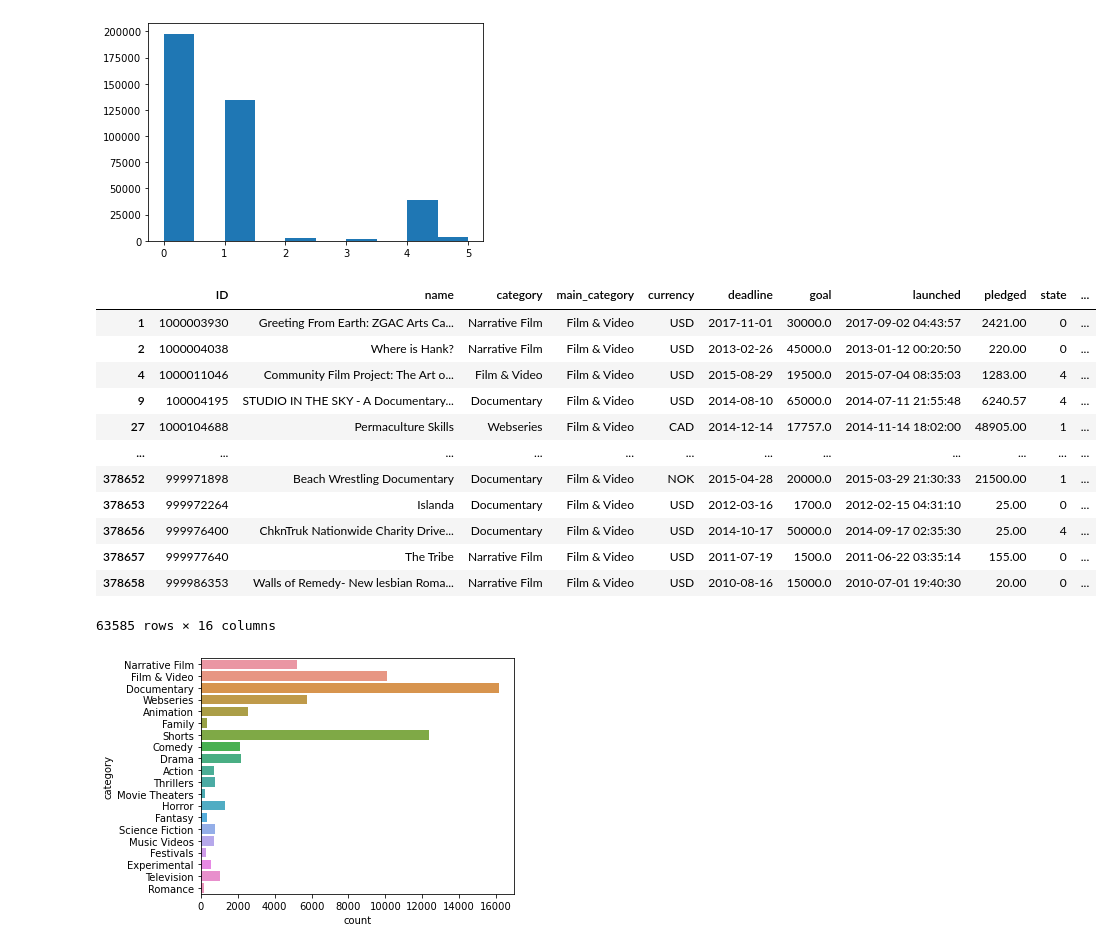
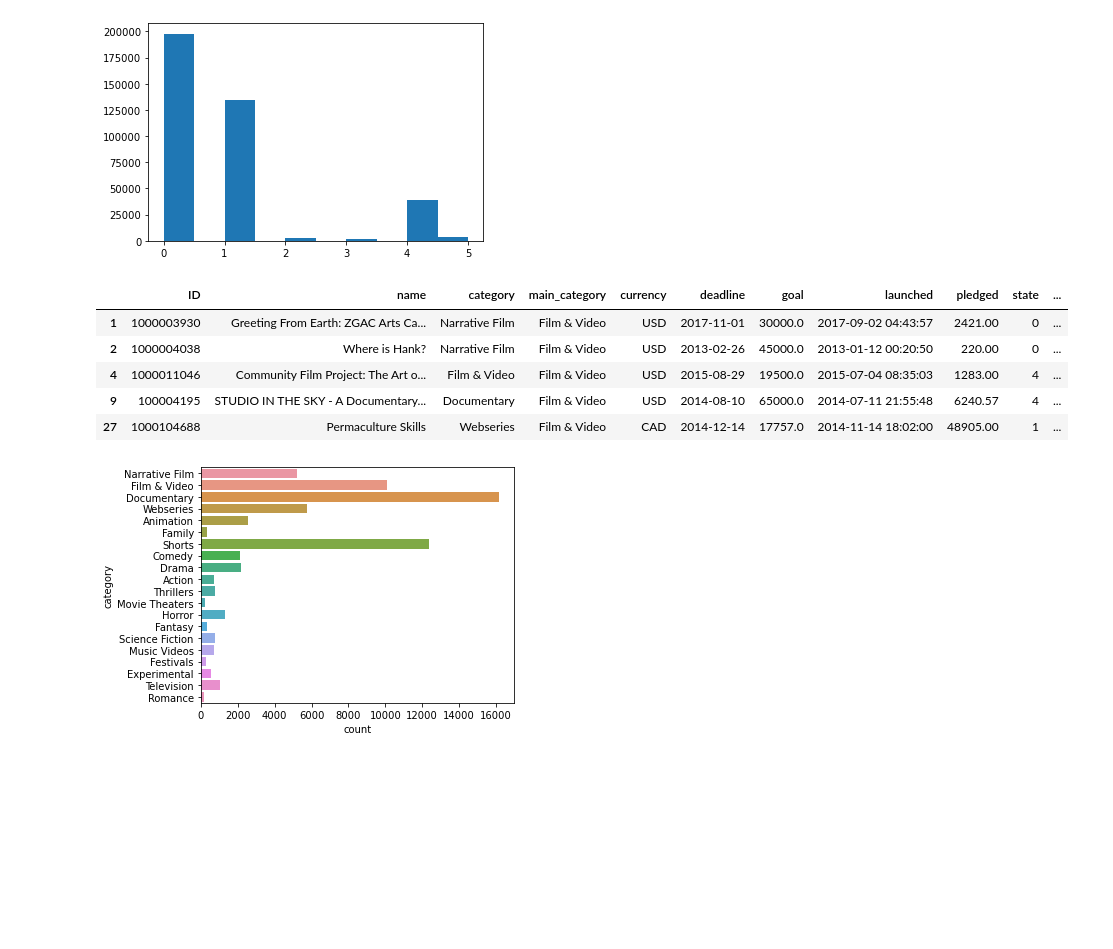
Before and after one commit to Satch7320/Galvanize, a Jupyter notebook: capstone1/Capstone_1.ipynb, the cells around one changed output. Drawn from its saved outputs; the diff is of its cells as text; code cells hidden in the pictures; blank space fills up the shorter version.

```diff
--- a/capstone1/Capstone_1.ipynb
+++ b/capstone1/Capstone_1.ipynb
@@ -153,21 +138,14 @@ ax.hist(late_csv['state'])
 [figure]
 # %%
 f_and_v = subtable('Film & Video')
-f_and_v
+f_and_v.head()
 # %% [output]
 |  | ID | name | category | main_category | currency | deadline | goal | launched | pledged | state | ... |
 | 1 | 1000003930 | Greeting From Earth: ZGAC Arts Ca... | Narrative Film | Film & Video | USD | 2017-11-01 | 30000.0 | 2017-09-02 04:43:57 | 2421.00 | 0 | ... |
 | 2 | 1000004038 | Where is Hank? | Narrative Film | Film & Video | USD | 2013-02-26 | 45000.0 | 2013-01-12 00:20:50 | 220.00 | 0 | ... |
 | 4 | 1000011046 | Community Film Project: The Art o... | Film & Video | Film & Video | USD | 2015-08-29 | 19500.0 | 2015-07-04 08:35:03 | 1283.00 | 4 | ... |
 | 9 | 100004195 | STUDIO IN THE SKY - A Documentary... | Documentary | Film & Video | USD | 2014-08-10 | 65000.0 | 2014-07-11 21:55:48 | 6240.57 | 4 | ... |
 | 27 | 1000104688 | Permaculture Skills | Webseries | Film & Video | CAD | 2014-12-14 | 17757.0 | 2014-11-14 18:02:00 | 48905.00 | 1 | ... |
-| ... | ... | ... | ... | ... | ... | ... | ... | ... | ... | ... | ... |
-| 378652 | 999971898 | Beach Wrestling Documentary | Documentary | Film & Video | NOK | 2015-04-28 | 20000.0 | 2015-03-29 21:30:33 | 21500.00 | 1 | ... |
-| 378653 | 999972264 | Islanda | Documentary | Film & Video | USD | 2012-03-16 | 1700.0 | 2012-02-15 04:31:10 | 25.00 | 0 | ... |
-| 378656 | 999976400 | ChknTruk Nationwide Charity Drive... | Documentary | Film & Video | USD | 2014-10-17 | 50000.0 | 2014-09-17 02:35:30 | 25.00 | 4 | ... |
-| 378657 | 999977640 | The Tribe | Narrative Film | Film & Video | USD | 2011-07-19 | 1500.0 | 2011-06-22 03:35:14 | 155.00 | 0 | ... |
-| 378658 | 999986353 | Walls of Remedy- New lesbian Roma... | Narrative Film | Film & Video | USD | 2010-08-16 | 15000.0 | 2010-07-01 19:40:30 | 20.00 | 0 | ... |
-63585 rows × 16 columns
 # %%
 fig, ax = plt.subplots()
 
```
Also changed, not shown: parts of 15 cells of this notebook, 21 other files.
